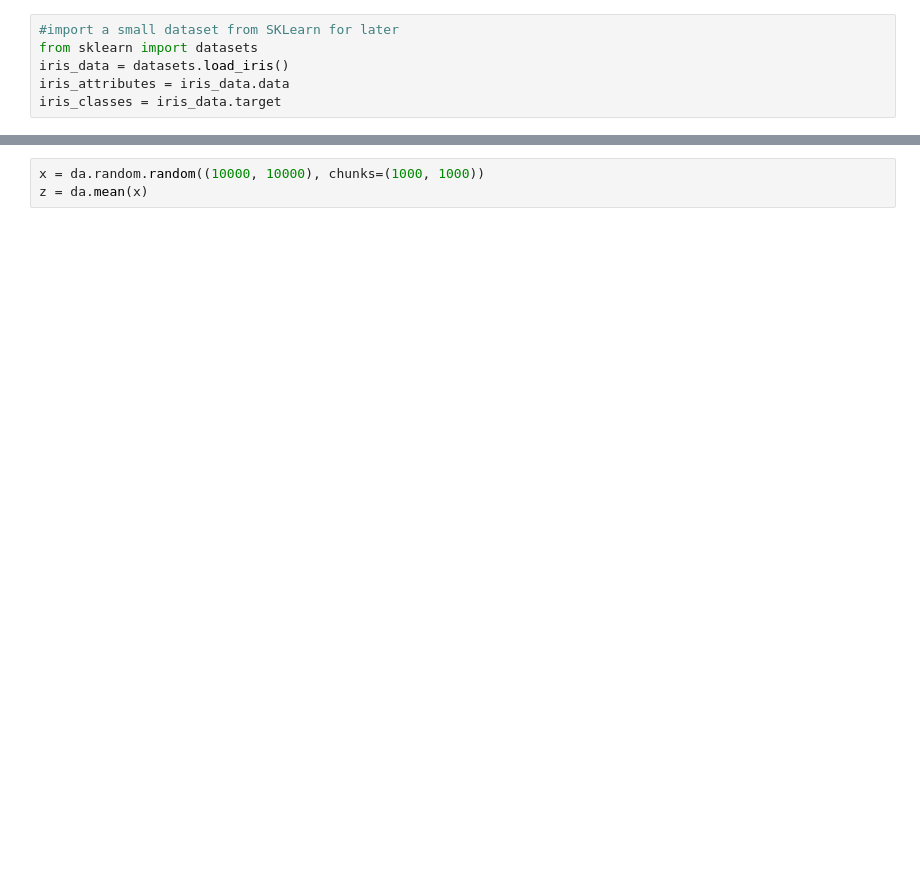
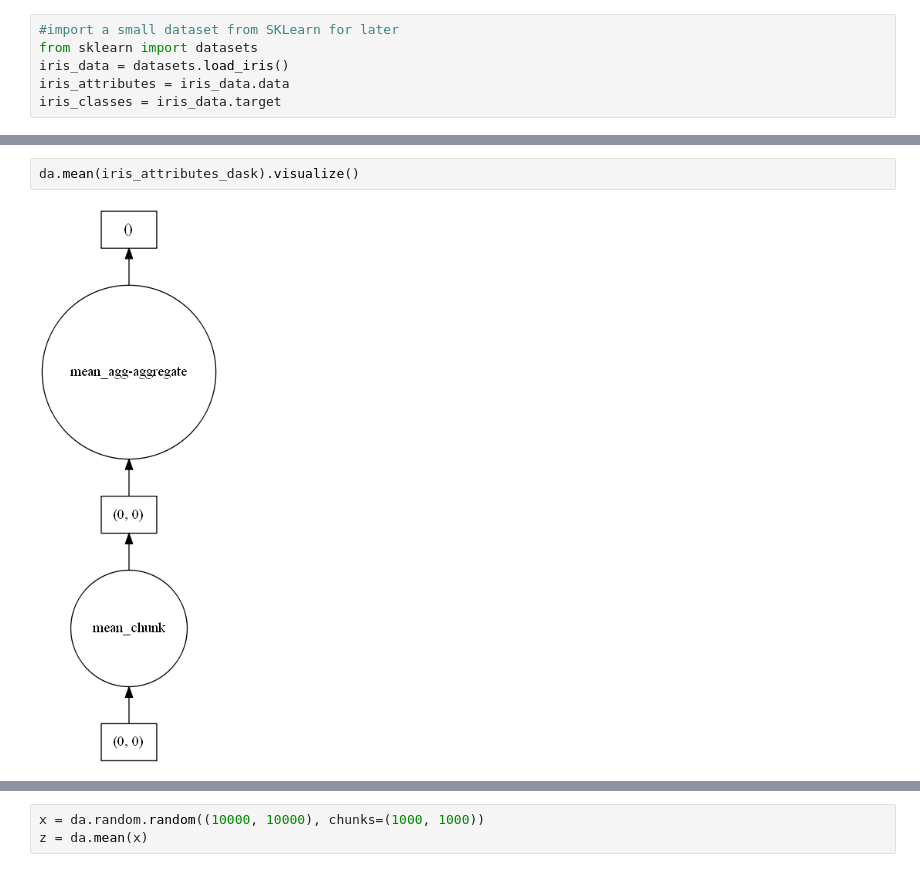
Before and after one commit to MatACENET/Dask-Tutorial, a Jupyter notebook: ACENET -- Dask.ipynb, the cells around one changed output, grey strips where cells are left out. Drawn from its saved outputs; the diff is of its cells as text; blank space fills up the shorter version.

```diff
--- a/ACENET -- Dask.ipynb
+++ b/ACENET -- Dask.ipynb
@@ -479,3 +526,7 @@ NameError: name 'iris_attributes_dask' is not defined
+# %%
+da.mean(iris_attributes_dask).visualize()
+# %% [output]
+[figure, added]
 # %%
 %%time
 np.mean(iris_attributes)
```
Also changed, not shown: parts of 44 cells of this notebook.
